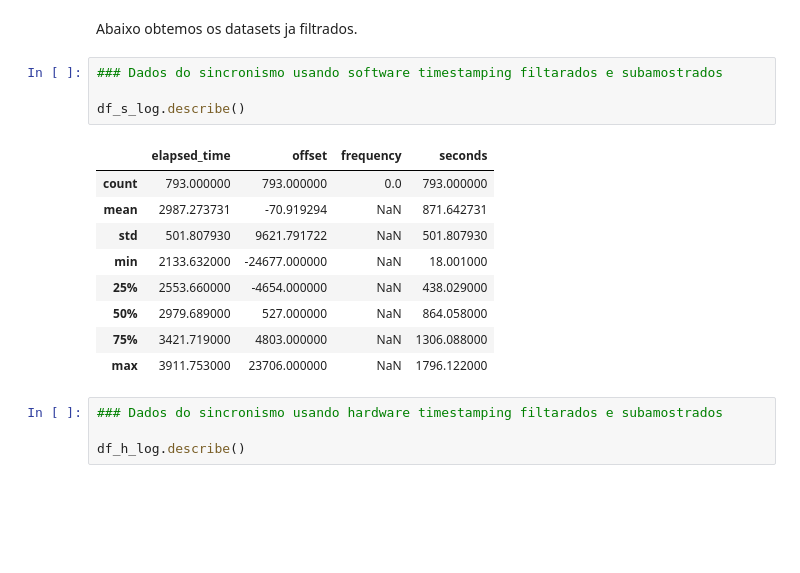
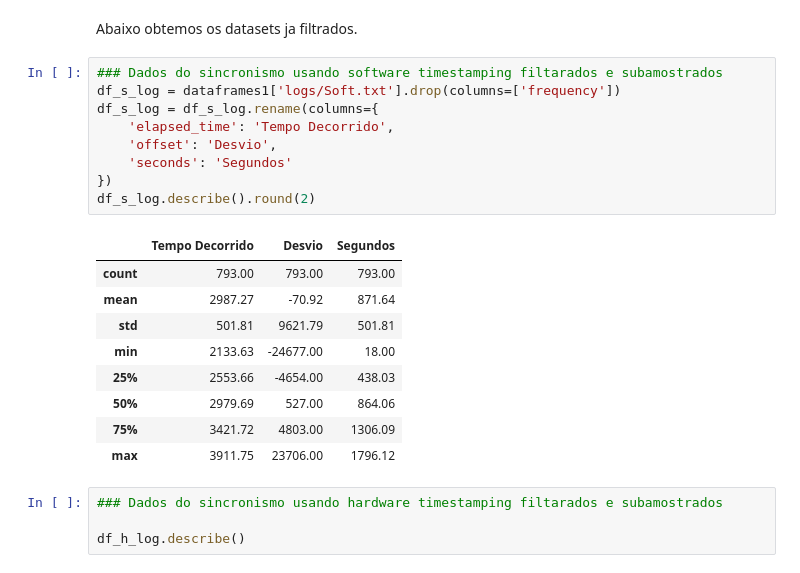
Before and after one commit to jvictorferreira3301/LPTP_Analyzer, a Jupyter notebook: LPTP_Analyzer.ipynb, the cells around one changed output. Saved outputs shown, nothing was run; the diff lists cells and outputs as text; blank space fills up the shorter version.

```diff
--- a/LPTP_Analyzer.ipynb
+++ b/LPTP_Analyzer.ipynb
@@ -196,18 +205,23 @@ dataframes1['logs/Soft.txt'] = df_s_log
 Abaixo obtemos os datasets ja filtrados.
 # %%
 ### Dados do sincronismo usando software timestamping filtarados e subamostrados
-
-df_s_log.describe()
+df_s_log = dataframes1['logs/Soft.txt'].drop(columns=['frequency'])
+df_s_log = df_s_log.rename(columns={
+    'elapsed_time': 'Tempo Decorrido',
+    'offset': 'Desvio',
+    'seconds': 'Segundos'
+})
+df_s_log.describe().round(2)
 # %% [output]
-|  | elapsed_time | offset | frequency | seconds |
-| count | 793.000000 | 793.000000 | 0.0 | 793.000000 |
-| mean | 2987.273731 | -70.919294 | NaN | 871.642731 |
-| std | 501.807930 | 9621.791722 | NaN | 501.807930 |
-| min | 2133.632000 | -24677.000000 | NaN | 18.001000 |
-| 25% | 2553.660000 | -4654.000000 | NaN | 438.029000 |
-| 50% | 2979.689000 | 527.000000 | NaN | 864.058000 |
-| 75% | 3421.719000 | 4803.000000 | NaN | 1306.088000 |
-| max | 3911.753000 | 23706.000000 | NaN | 1796.122000 |
+|  | Tempo Decorrido | Desvio | Segundos |
+| count | 793.00 | 793.00 | 793.00 |
+| mean | 2987.27 | -70.92 | 871.64 |
+| std | 501.81 | 9621.79 | 501.81 |
+| min | 2133.63 | -24677.00 | 18.00 |
+| 25% | 2553.66 | -4654.00 | 438.03 |
+| 50% | 2979.69 | 527.00 | 864.06 |
+| 75% | 3421.72 | 4803.00 | 1306.09 |
+| max | 3911.75 | 23706.00 | 1796.12 |
 # %%
 ### Dados do sincronismo usando hardware timestamping filtarados e subamostrados
 
```
Also changed, not shown: parts of 14 cells of this notebook.
